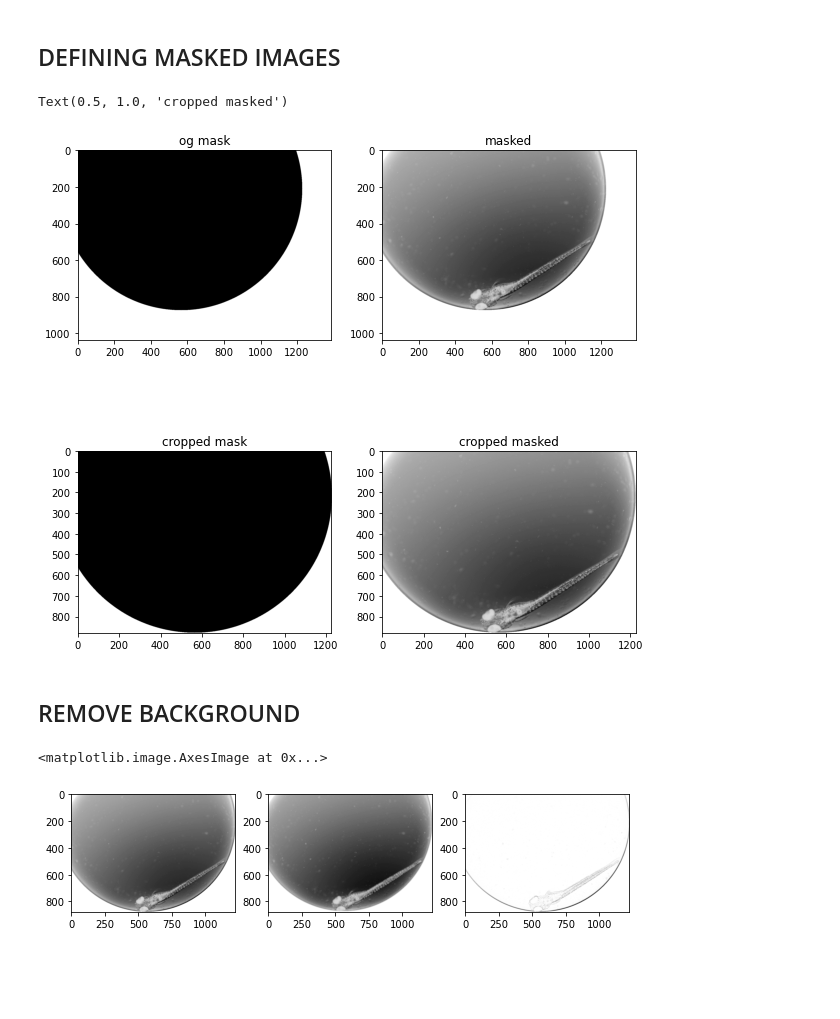
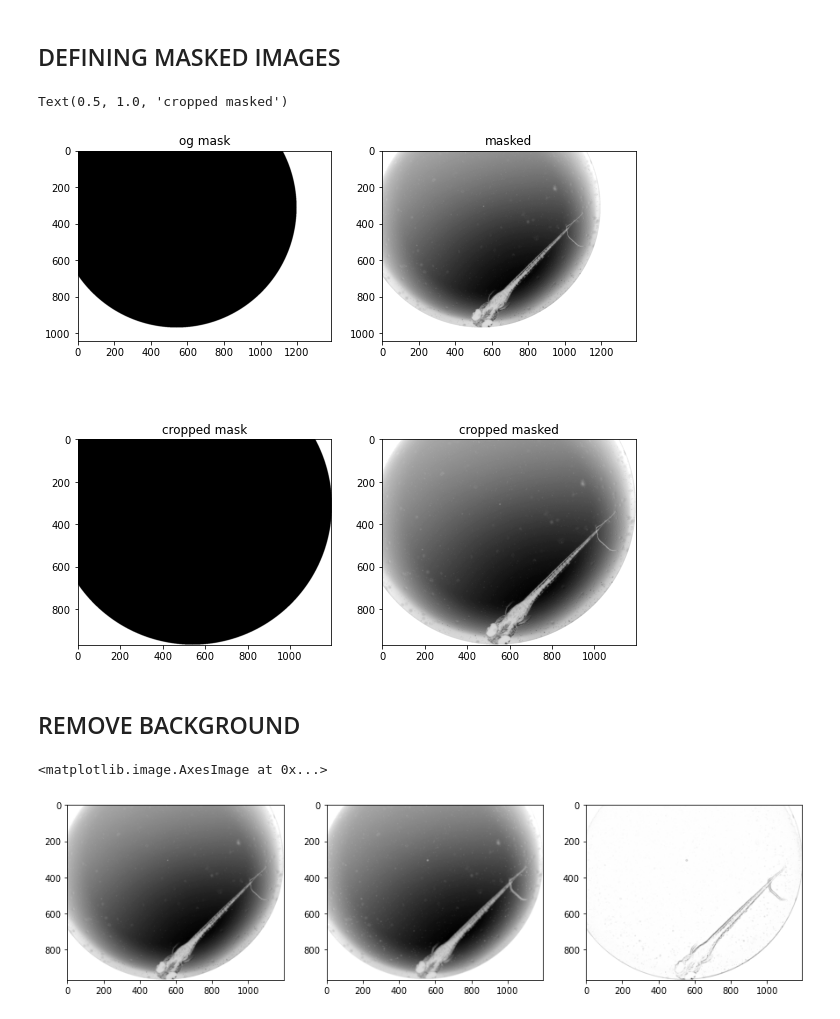
Before and after one commit to gimesia/zebrafisher, a Jupyter notebook: __jupyter__/find_well.ipynb, the cells around one changed output. Saved outputs shown, nothing was run; the diff lists cells and outputs as text; code cells hidden in the pictures; blank space fills up the shorter version.

```diff
--- a/__jupyter__/find_well.ipynb
+++ b/__jupyter__/find_well.ipynb
@@ -8,14 +8,14 @@ from src.models import InputImage
 from src.utils import create_circle_mask
 from src.well import well_hough_transformation
 # %%
-fishy = InputImage("zf6.jpg")
+fishy = InputImage("zf2.jpg")
 # %% [markdown]
 ## HOUGH TRANSFORM & CIRCLE MASK
 # %%
 fishy = well_hough_transformation(fishy)
-fishy = create_circle_mask(fishy)
+fishy = create_circle_mask(fishy, correction=8)
 
-fig, ax = plt.subplots(1, 3, figsize=(10, 5))
+fig, ax = plt.subplots(1, 3, figsize=(15, 15))
 ax = ax.ravel()
 
 ax[0].imshow(fishy.og, 'binary')
@@ -67,20 +67,22 @@ ax[3].imshow(fishy.well_props.mask.cropped_masked, 'binary')
 ax[3].set_title('cropped masked')
 # %% [output]
 Text(0.5, 1.0, 'cropped masked')
-[figure, old version]
+[figure, new version]
 # %% [markdown]
 ## REMOVE BACKGROUND
 # %%
+from skimage.exposure import equalize_adapthist
+from src.filters import sharpen_img
 from skimage.restoration import rolling_ball
 
 og = fishy.well_props.mask.cropped_masked
 bg = rolling_ball(og)
 res = og - bg
 
-fig, ax = plt.subplots(1, 3, figsize=(10, 10))
+fig, ax = plt.subplots(1, 3, figsize=(15, 10))
 ax[0].imshow(og, 'binary')
 ax[1].imshow(bg, 'binary')
 ax[2].imshow(res, 'binary')
 # %% [output]
 <matplotlib.image.AxesImage at 0x...>
-[figure, old version]
+[figure, new version]
```
Also changed, not shown: parts of 12 cells of this notebook, 9 other files.
